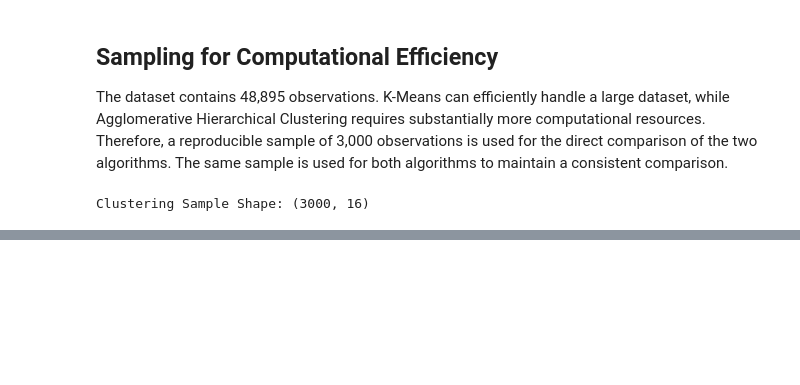
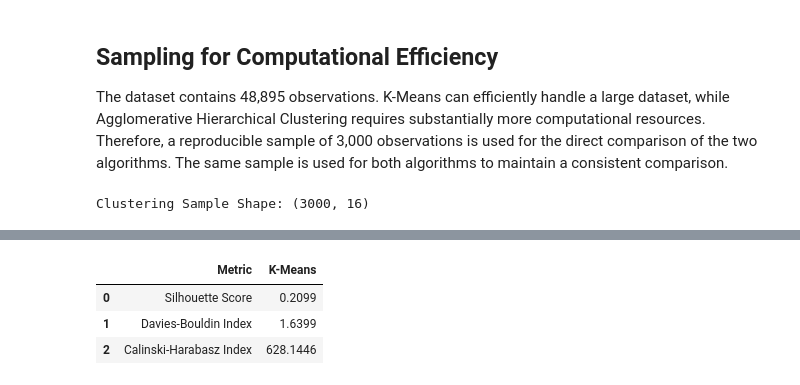
Before and after one commit to Anuja1307/ML_Capstone_Project, a Jupyter notebook: notebooks/clustering.ipynb, the cells around one changed output, grey strips where cells are left out. Cells and saved outputs as stored; diff of their text form; code cells hidden in the pictures; blank space fills up the shorter version.

```diff
--- a/notebooks/clustering.ipynb
+++ b/notebooks/clustering.ipynb
@@ -316,0 +470,35 @@ Clustering Sample Shape: (3000, 16)
+# %%
+kmeans_silhouette = silhouette_score(
+    X_cluster,
+    kmeans_labels
+)
+
+kmeans_db = davies_bouldin_score(
+    X_cluster,
+    kmeans_labels
+)
+
+kmeans_ch = calinski_harabasz_score(
+    X_cluster,
+    kmeans_labels
+)
+
+kmeans_metrics = pd.DataFrame({
+    "Metric": [
+        "Silhouette Score",
+        "Davies-Bouldin Index",
+        "Calinski-Harabasz Index"
+    ],
+    "K-Means": [
+        kmeans_silhouette,
+        kmeans_db,
+        kmeans_ch
+    ]
+})
+
+display(kmeans_metrics.round(4))
+# %% [output]
+|  | Metric | K-Means |
+| 0 | Silhouette Score | 0.2099 |
+| 1 | Davies-Bouldin Index | 1.6399 |
+| 2 | Calinski-Harabasz Index | 628.1446 |
```
Also changed, not shown: parts of 16 cells of this notebook.
